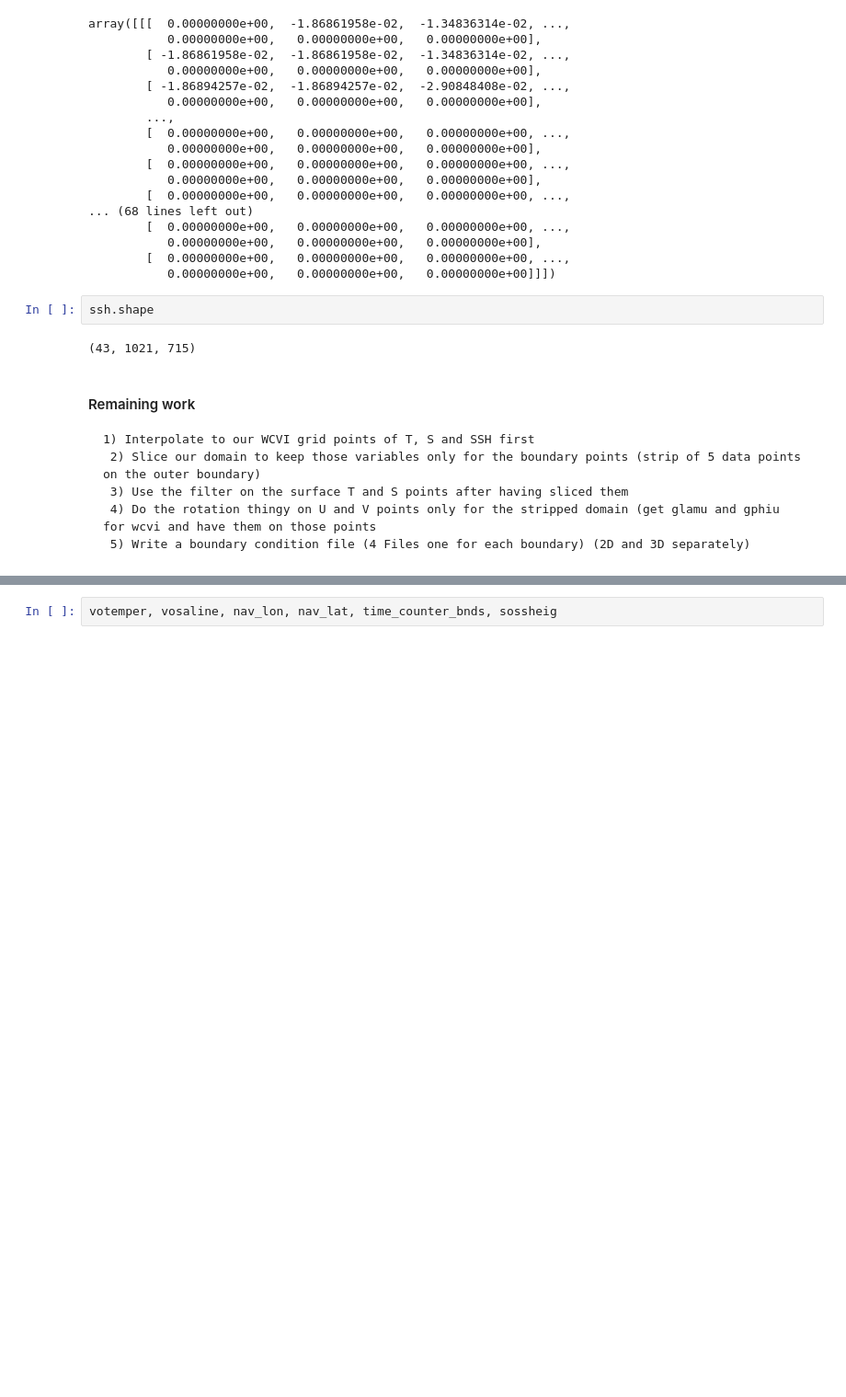
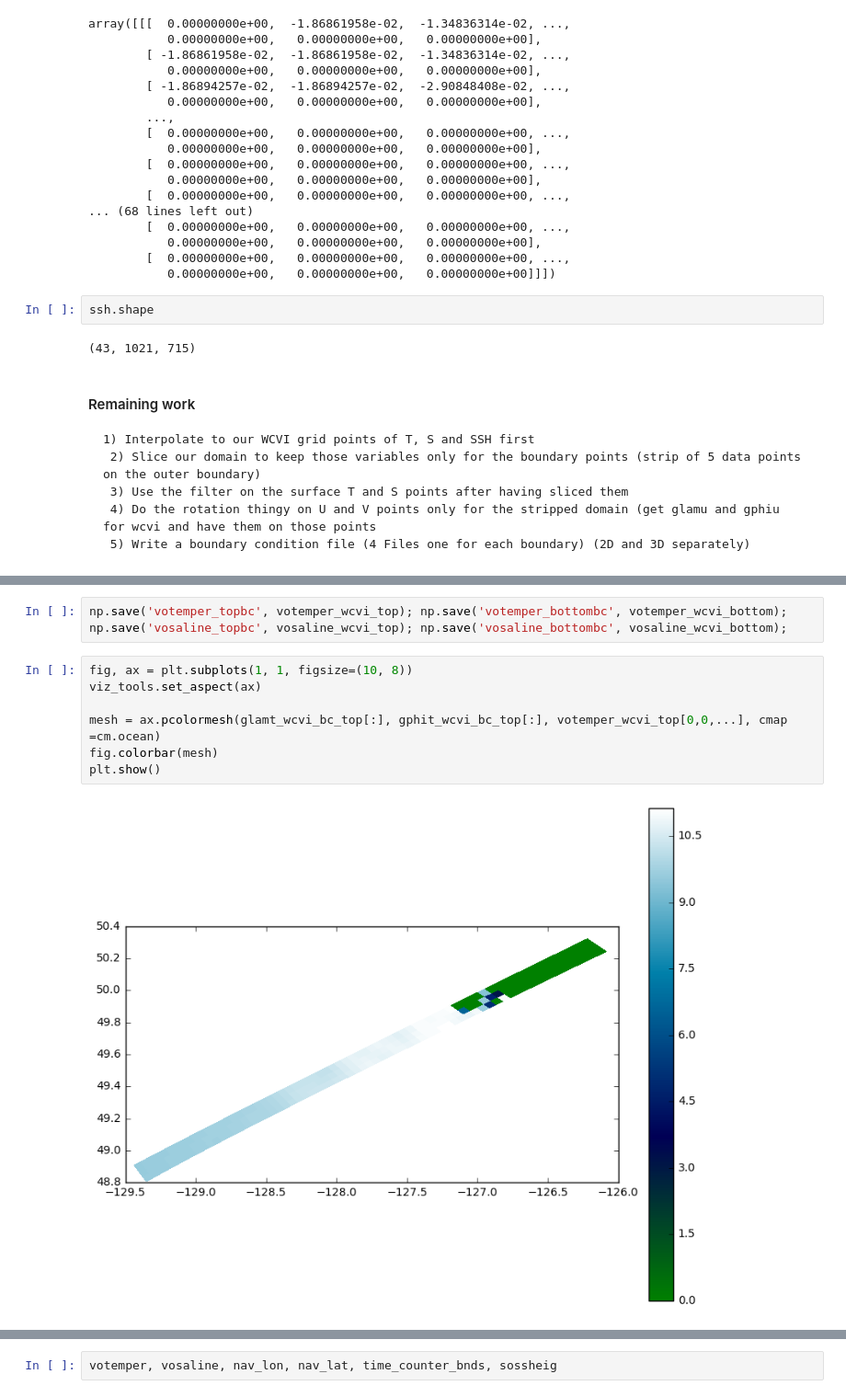
Before and after one commit to UBC-MOAD/wcvi, a Jupyter notebook: grid/Making_lateral_boundaries.ipynb, the cells around one changed output, grey strips where cells are left out. Shown at 92% size. Saved outputs shown, nothing was run; the diff lists cells and outputs as text; blank space fills up the shorter version.

```diff
--- a/grid/Making_lateral_boundaries.ipynb
+++ b/grid/Making_lateral_boundaries.ipynb
@@ -350,0 +396,12 @@ ssh.shape
+# %%
+np.save('votemper_topbc', votemper_wcvi_top); np.save('votemper_bottombc', votemper_wcvi_bottom);
+np.save('vosaline_topbc', vosaline_wcvi_top); np.save('vosaline_bottombc', vosaline_wcvi_bottom);
+# %%
+fig, ax = plt.subplots(1, 1, figsize=(10, 8))
+viz_tools.set_aspect(ax)
+
+mesh = ax.pcolormesh(glamt_wcvi_bc_top[:], gphit_wcvi_bc_top[:], votemper_wcvi_top[0,0,...], cmap =cm.ocean)
+fig.colorbar(mesh)
+plt.show()
+# %% [output]
+[figure, added]
```
Also changed, not shown: parts of 51 cells of this notebook.
